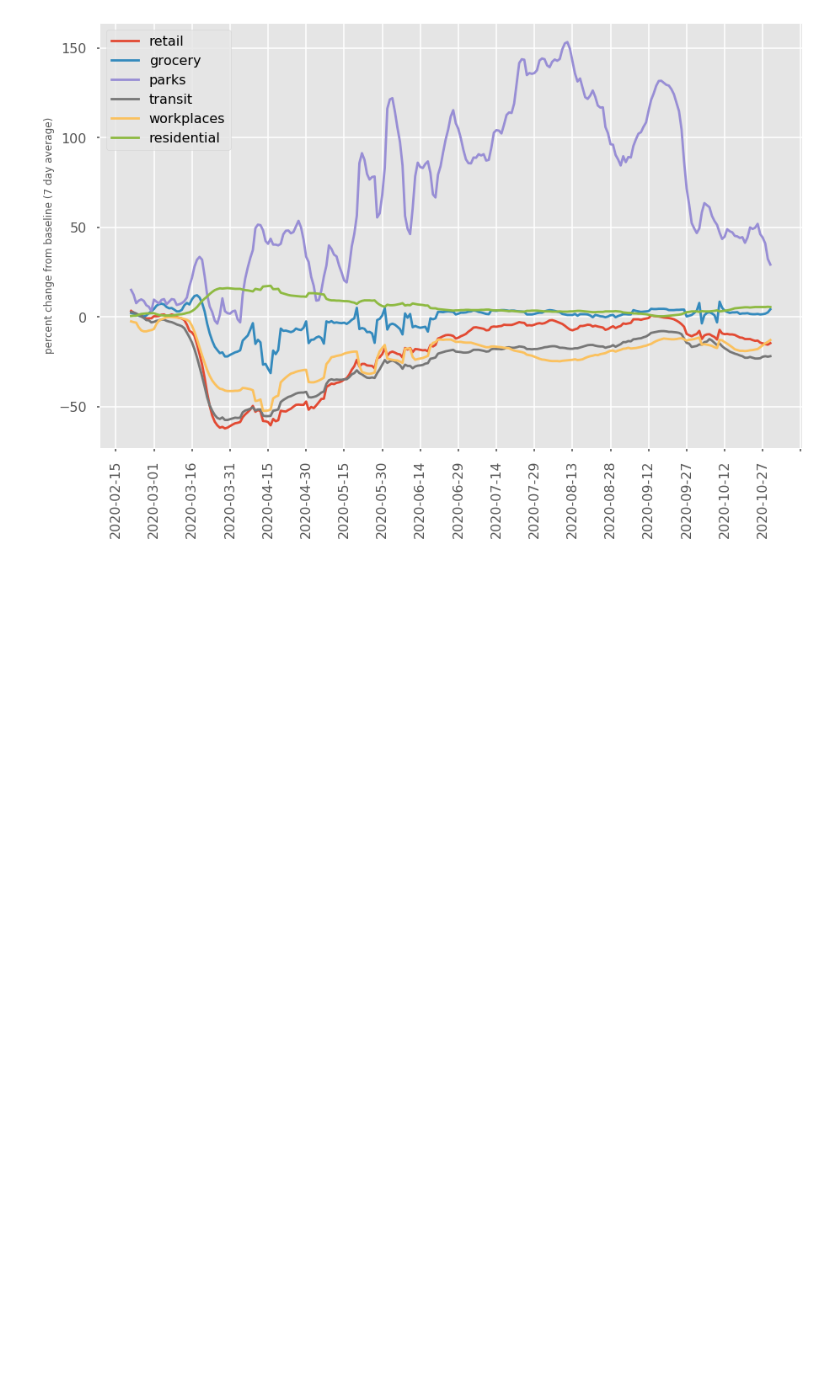
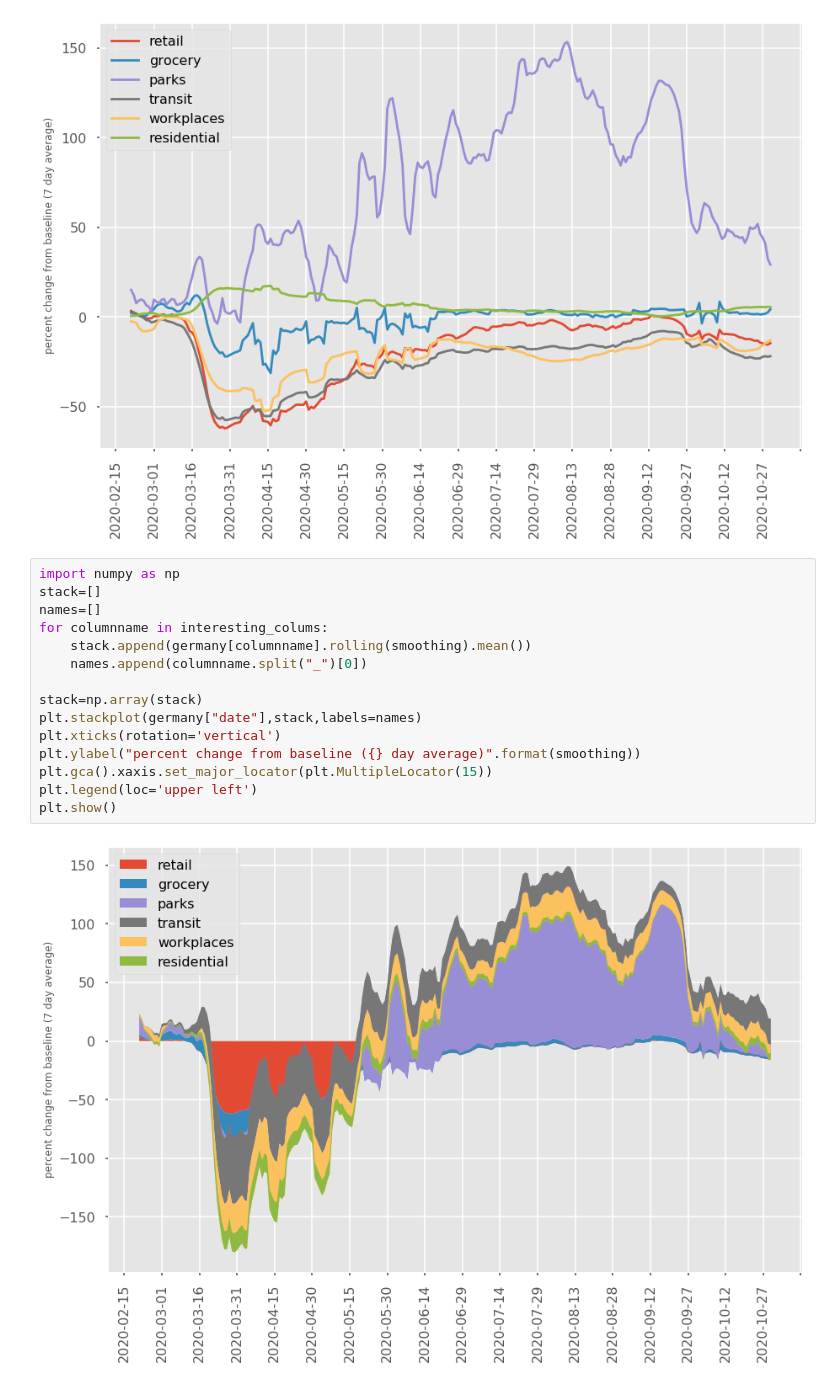
Before and after one commit to JensWehner/PlanC, a Jupyter notebook: MobilityReport.ipynb, the cells around one changed output. Drawn from its saved outputs; the diff is of its cells as text; blank space fills up the shorter version.

Commit message:
added stacked plot

```diff
--- a/MobilityReport.ipynb
+++ b/MobilityReport.ipynb
@@ -70,3 +70,20 @@ plt.legend()
 plt.show()
 # %% [output]
 [figure]
+# %%
+import numpy as np
+stack=[]
+names=[]
+for columnname in interesting_colums:
+    stack.append(germany[columnname].rolling(smoothing).mean())
+    names.append(columnname.split("_")[0])
+
+stack=np.array(stack)
+plt.stackplot(germany["date"],stack,labels=names)
+plt.xticks(rotation='vertical')
+plt.ylabel("percent change from baseline ({} day average)".format(smoothing))
+plt.gca().xaxis.set_major_locator(plt.MultipleLocator(15))
+plt.legend(loc='upper left')
+plt.show()
+# %% [output]
+[figure, added]
```
